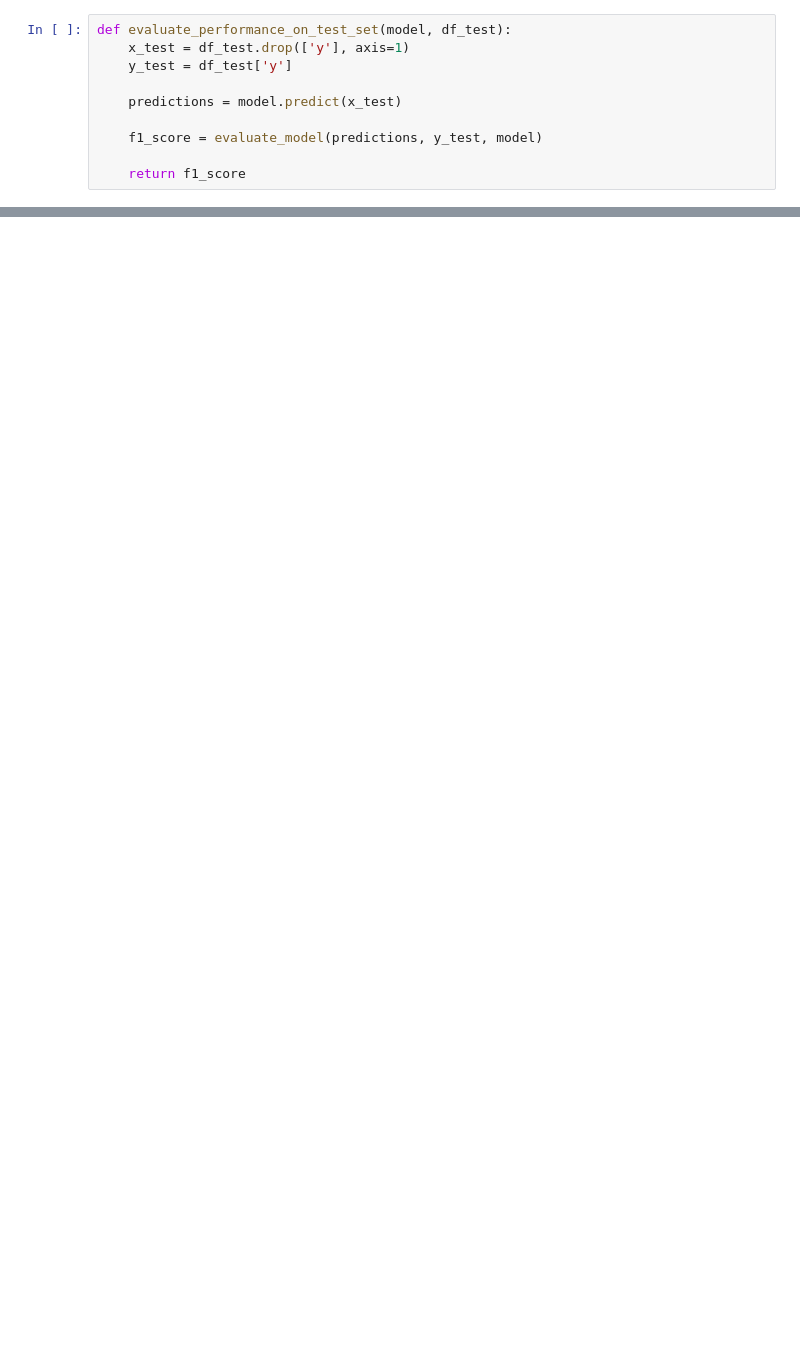
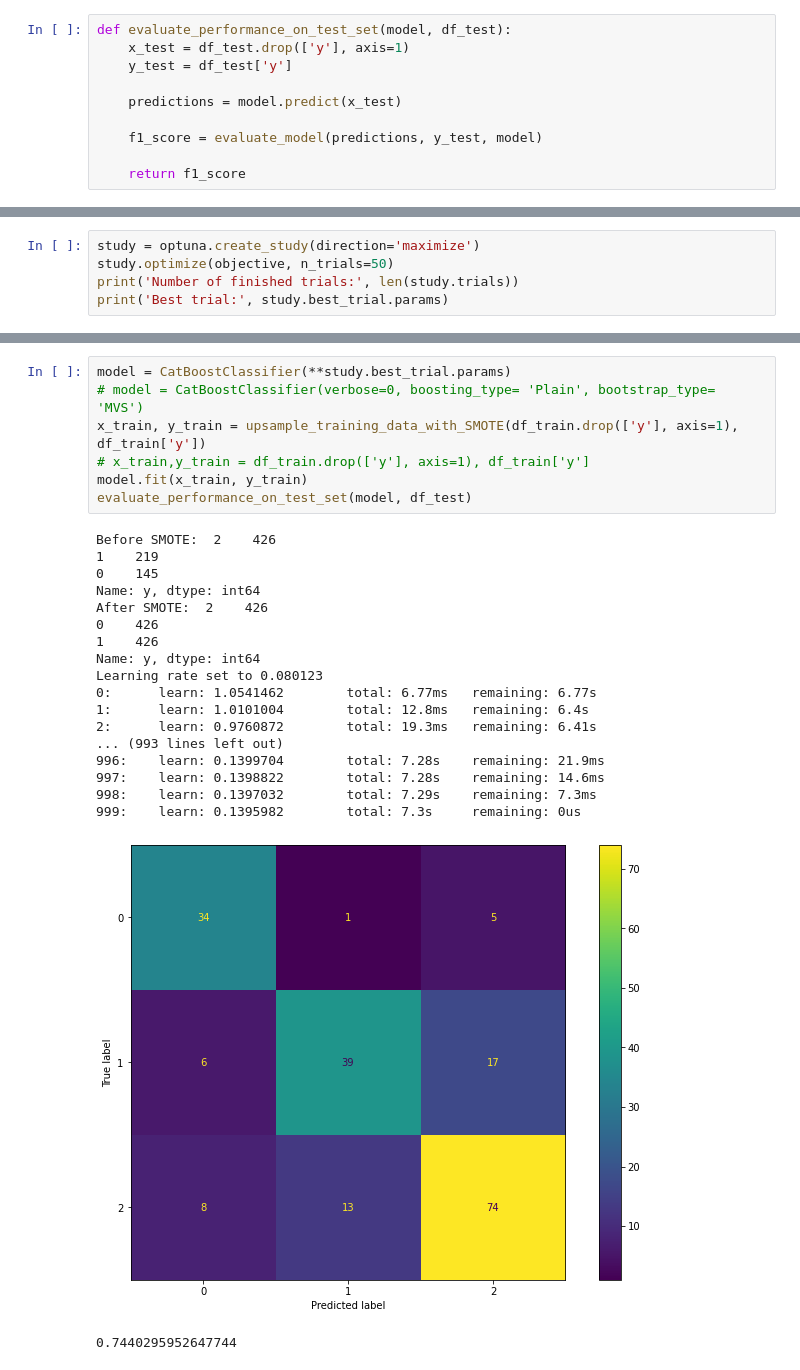
Before and after one commit to michael-fuest/tum-ai-multiclass-classification, a Jupyter notebook: src/modeling.ipynb, the cells around one changed output, grey strips where cells are left out. Saved outputs shown, nothing was run; the diff lists cells and outputs as text; blank space fills up the shorter version.

```diff
--- a/src/modeling.ipynb
+++ b/src/modeling.ipynb
@@ -245,0 +293,5 @@ evaluate_performance_on_test_set(cb_model_all_us['All_cb'], df_test)
+# %%
+study = optuna.create_study(direction='maximize')
+study.optimize(objective, n_trials=50)
+print('Number of finished trials:', len(study.trials))
+print('Best trial:', study.best_trial.params)
@@ -245,0 +373,27 @@ evaluate_performance_on_test_set(cb_model_all_us['All_cb'], df_test)
+# %%
+model = CatBoostClassifier(**study.best_trial.params)
+# model = CatBoostClassifier(verbose=0, boosting_type= 'Plain', bootstrap_type= 'MVS')
+x_train, y_train = upsample_training_data_with_SMOTE(df_train.drop(['y'], axis=1), df_train['y'])
+# x_train,y_train = df_train.drop(['y'], axis=1), df_train['y']
+model.fit(x_train, y_train)
+evaluate_performance_on_test_set(model, df_test)
+# %% [output]
+Before SMOTE:  2    426
+1    219
+0    145
+Name: y, dtype: int64
+After SMOTE:  2    426
+0    426
+1    426
+Name: y, dtype: int64
+Learning rate set to 0.080123
+0:      learn: 1.0541462        total: 6.77ms   remaining: 6.77s
+1:      learn: 1.0101004        total: 12.8ms   remaining: 6.4s
+2:      learn: 0.9760872        total: 19.3ms   remaining: 6.41s
+... (993 lines left out)
+996:    learn: 0.1399704        total: 7.28s    remaining: 21.9ms
+997:    learn: 0.1398822        total: 7.28s    remaining: 14.6ms
+998:    learn: 0.1397032        total: 7.29s    remaining: 7.3ms
+999:    learn: 0.1395982        total: 7.3s     remaining: 0us
+[figure, added]
+0.7440295952647744
```
Also changed, not shown: parts of 12 cells of this notebook, 4 other files.
